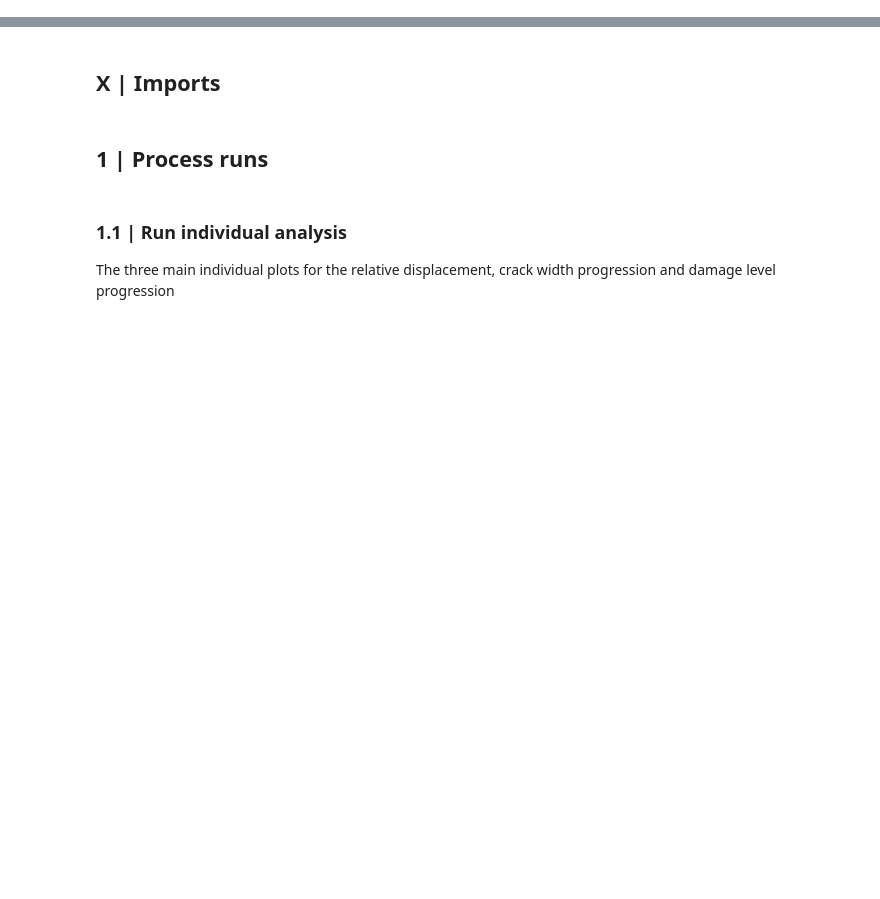
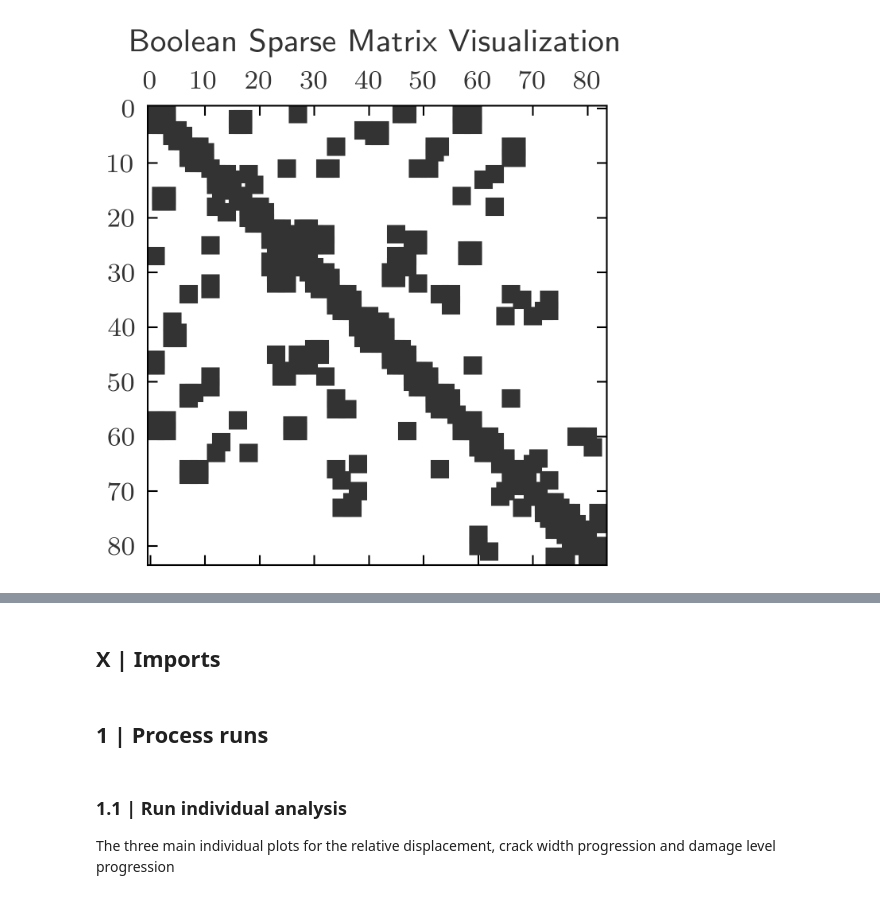
Before and after one commit to JavFuertes/BRICKS, a Jupyter notebook: bricks_fea.ipynb, the cells around one changed output, grey strips where cells are left out. Drawn from its saved outputs; the diff is of its cells as text; code cells hidden in the pictures; blank space fills up the shorter version.

```diff
--- a/bricks_fea.ipynb
+++ b/bricks_fea.ipynb
@@ -28,0 +130,14 @@
+# %%
+import numpy as np
+import matplotlib.pyplot as plt
+from scipy.sparse import csr_matrix
+
+
+
+
+# Plot the matrix
+plt.spy(connectivity_sparse, markersize=5)
+plt.title('Boolean Sparse Matrix Visualization')
+plt.show()
+# %% [output]
+[figure, added]
```
Also changed, not shown: parts of 20 cells of this notebook, 20 other files.
